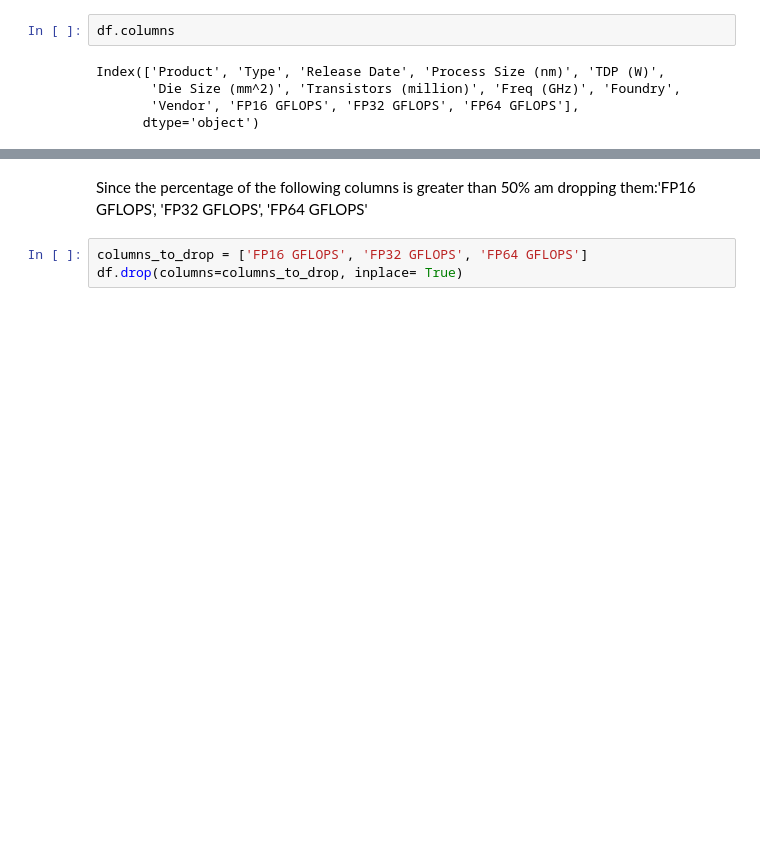
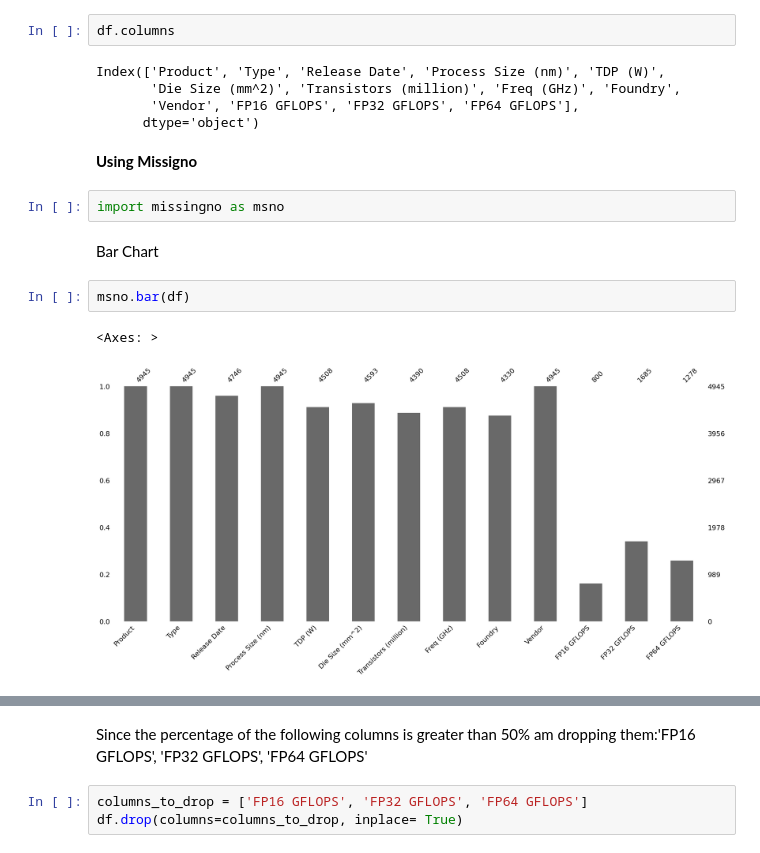
Before and after one commit to Mercymerine/Machine_Learning_1, a Jupyter notebook: Moore's_law.ipynb, the cells around one changed output, grey strips where cells are left out. Saved outputs shown, nothing was run; the diff lists cells and outputs as text; blank space fills up the shorter version.

```diff
--- a/Moore's_law.ipynb
+++ b/Moore's_law.ipynb
@@ -82,3 +82,14 @@ Index(['Product', 'Type', 'Release Date', 'Process Size (nm)', 'TDP (W)',
        'Die Size (mm^2)', 'Transistors (million)', 'Freq (GHz)', 'Foundry',
        'Vendor', 'FP16 GFLOPS', 'FP32 GFLOPS', 'FP64 GFLOPS'],
       dtype='object')
+# %% [markdown]
+**Using Missigno**
+# %%
+import missingno as msno
+# %% [markdown]
+Bar Chart
+# %%
+msno.bar(df)
+# %% [output]
+<Axes: >
+[figure, added]
```
Also changed, not shown: parts of 6 cells of this notebook.
